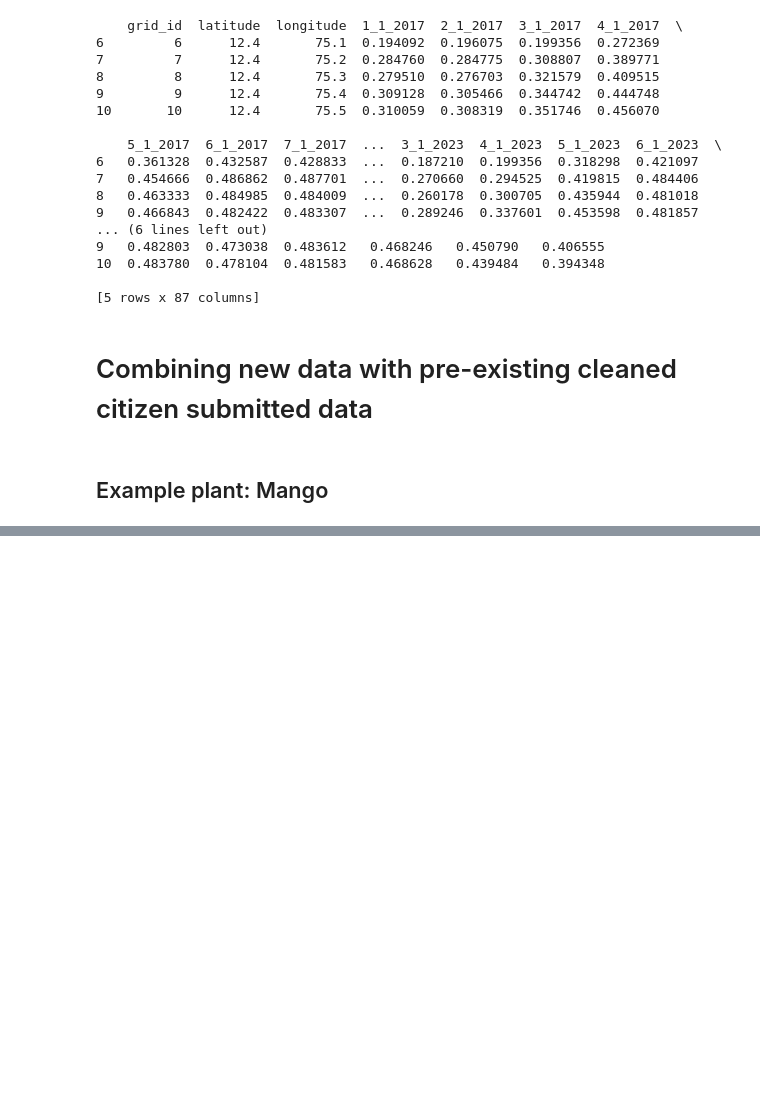
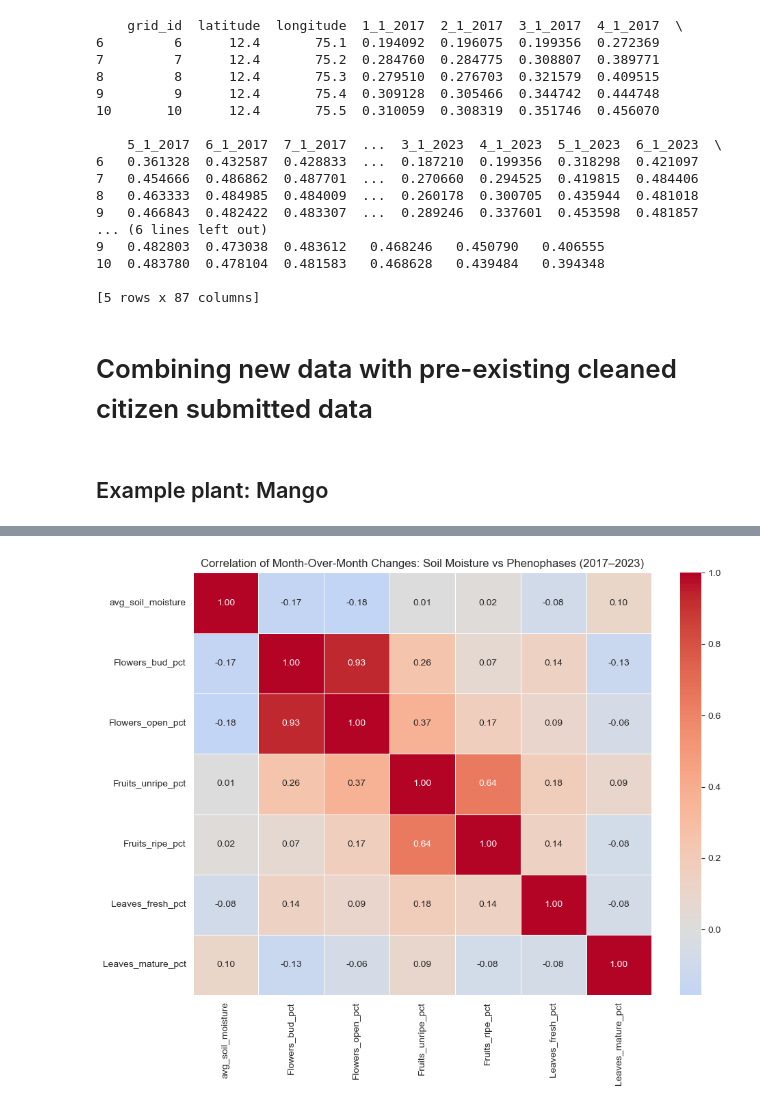
Before and after one commit to BU-Spark/ds-seasonwatch-trees, a Jupyter notebook: code/spring_2025_code/soil_moisture/soil_moisture_analysis.ipynb, the cells around one changed output, grey strips where cells are left out. Saved outputs shown, nothing was run; the diff lists cells and outputs as text; code cells hidden in the pictures; blank space fills up the shorter version.

```diff
--- a/code/spring_2025_code/soil_moisture/soil_moisture_analysis.ipynb
+++ b/code/spring_2025_code/soil_moisture/soil_moisture_analysis.ipynb
@@ -485,0 +702,30 @@ print(final_output.head())
+# %%
+import pandas as pd
+import seaborn as sns
+import matplotlib.pyplot as plt
+
+# Load data
+df = pd.read_csv("../../../data/spring_2025_data/soil_moisture_data/mango_phenophase_soilmoisture_summary.csv")
+
+
+# Filter for 2017–2023 and sort
+df = df[(df['year'] >= 2017) & (df['year'] <= 2023)].sort_values(by=['year', 'month']).reset_index(drop=True)
+
+# Select relevant columns
+columns = ['avg_soil_moisture'] + [col for col in df.columns if col.endswith('_pct')]
+df_subset = df[columns].copy()
+
+# Calculate month-over-month differences
+df_diff = df_subset.diff().dropna()
+
+# Compute correlation matrix of the changes
+corr_change = df_diff.corr()
+
+# Plot heatmap
+plt.figure(figsize=(10, 8))
+sns.heatmap(corr_change, annot=True, cmap="coolwarm", center=0, fmt=".2f", linewidths=0.5)
+plt.title("Correlation of Month-Over-Month Changes: Soil Moisture vs Phenophases (2017–2023)")
+plt.tight_layout()
+plt.show()
+# %% [output]
+[figure, added]
```
Also changed, not shown: parts of 17 cells of this notebook, 1 other file.
